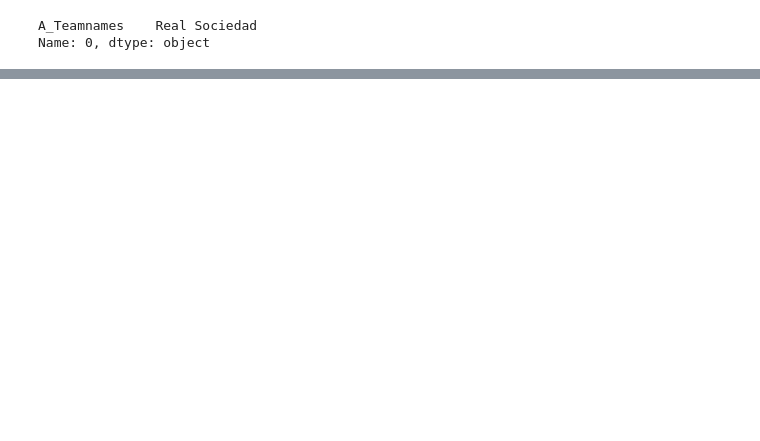
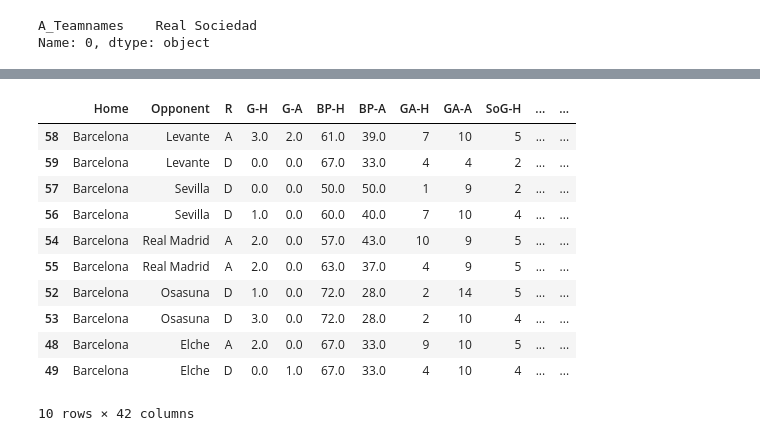
Before and after one commit to mgebele/football_stats, a Jupyter notebook: football_live.ipynb, the cells around one changed output, grey strips where cells are left out. Saved outputs shown, nothing was run; the diff lists cells and outputs as text; code cells hidden in the pictures; blank space fills up the shorter version.

```diff
--- a/football_live.ipynb
+++ b/football_live.ipynb
@@ -764,0 +564,16 @@ BarBallpossesionstylesResultsHalftime2.update_layout(
+# %%
+df4Complete.head(10
+)
+# %% [output]
+|  | Home | Opponent | R | G-H | G-A | BP-H | BP-A | GA-H | GA-A | SoG-H | ... | ... |
+| 58 | Barcelona | Levante | A | 3.0 | 2.0 | 61.0 | 39.0 | 7 | 10 | 5 | ... | ... |
+| 59 | Barcelona | Levante | D | 0.0 | 0.0 | 67.0 | 33.0 | 4 | 4 | 2 | ... | ... |
+| 57 | Barcelona | Sevilla | D | 0.0 | 0.0 | 50.0 | 50.0 | 1 | 9 | 2 | ... | ... |
+| 56 | Barcelona | Sevilla | D | 1.0 | 0.0 | 60.0 | 40.0 | 7 | 10 | 4 | ... | ... |
+| 54 | Barcelona | Real Madrid | A | 2.0 | 0.0 | 57.0 | 43.0 | 10 | 9 | 5 | ... | ... |
+| 55 | Barcelona | Real Madrid | A | 2.0 | 0.0 | 63.0 | 37.0 | 4 | 9 | 5 | ... | ... |
+| 52 | Barcelona | Osasuna | D | 1.0 | 0.0 | 72.0 | 28.0 | 2 | 14 | 5 | ... | ... |
+| 53 | Barcelona | Osasuna | D | 3.0 | 0.0 | 72.0 | 28.0 | 2 | 10 | 4 | ... | ... |
+| 48 | Barcelona | Elche | A | 2.0 | 0.0 | 67.0 | 33.0 | 9 | 10 | 5 | ... | ... |
+| 49 | Barcelona | Elche | D | 0.0 | 1.0 | 67.0 | 33.0 | 4 | 10 | 4 | ... | ... |
+10 rows × 42 columns
```
Also changed, not shown: parts of 19 cells of this notebook, 1 other file.
